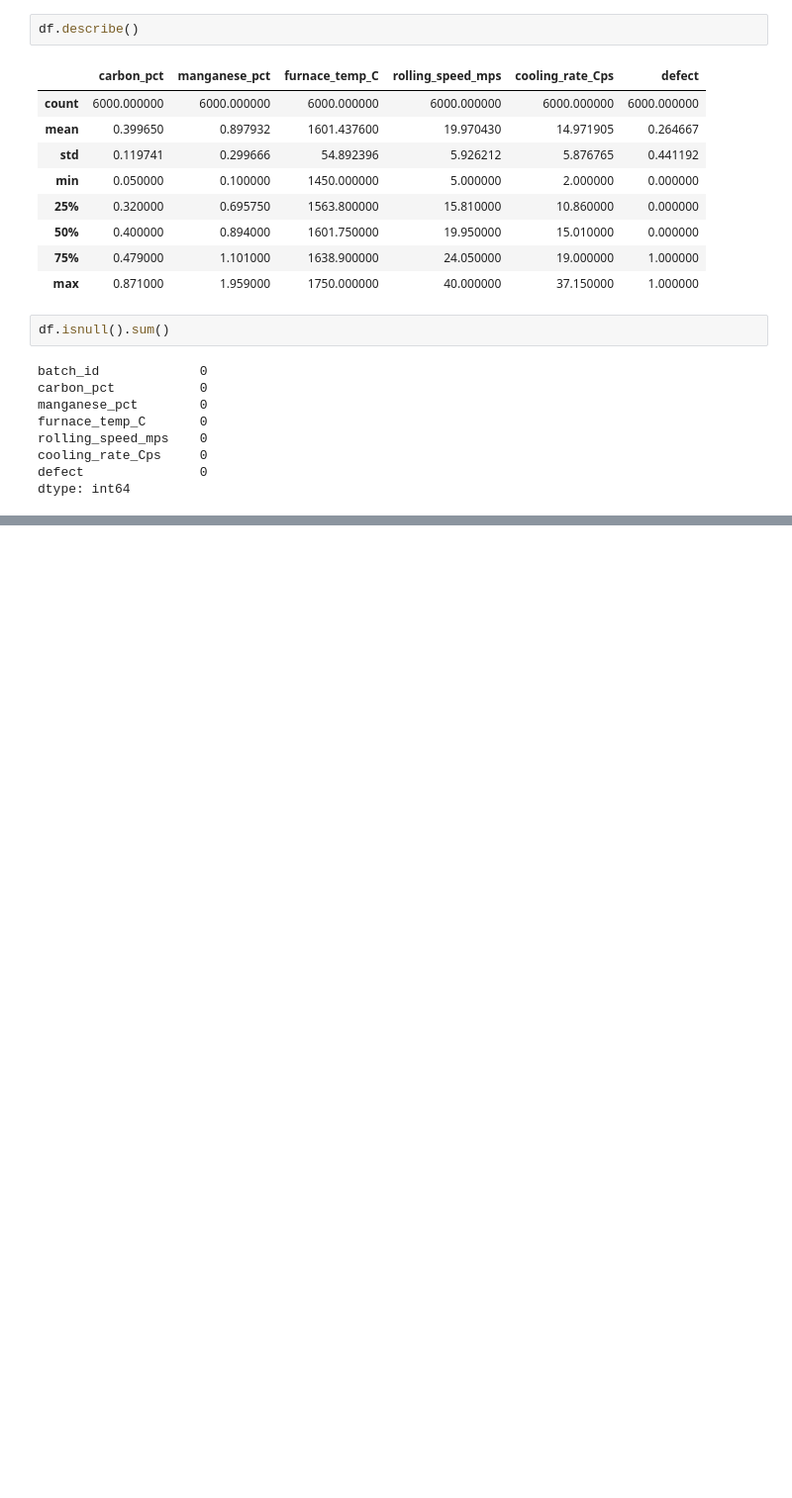
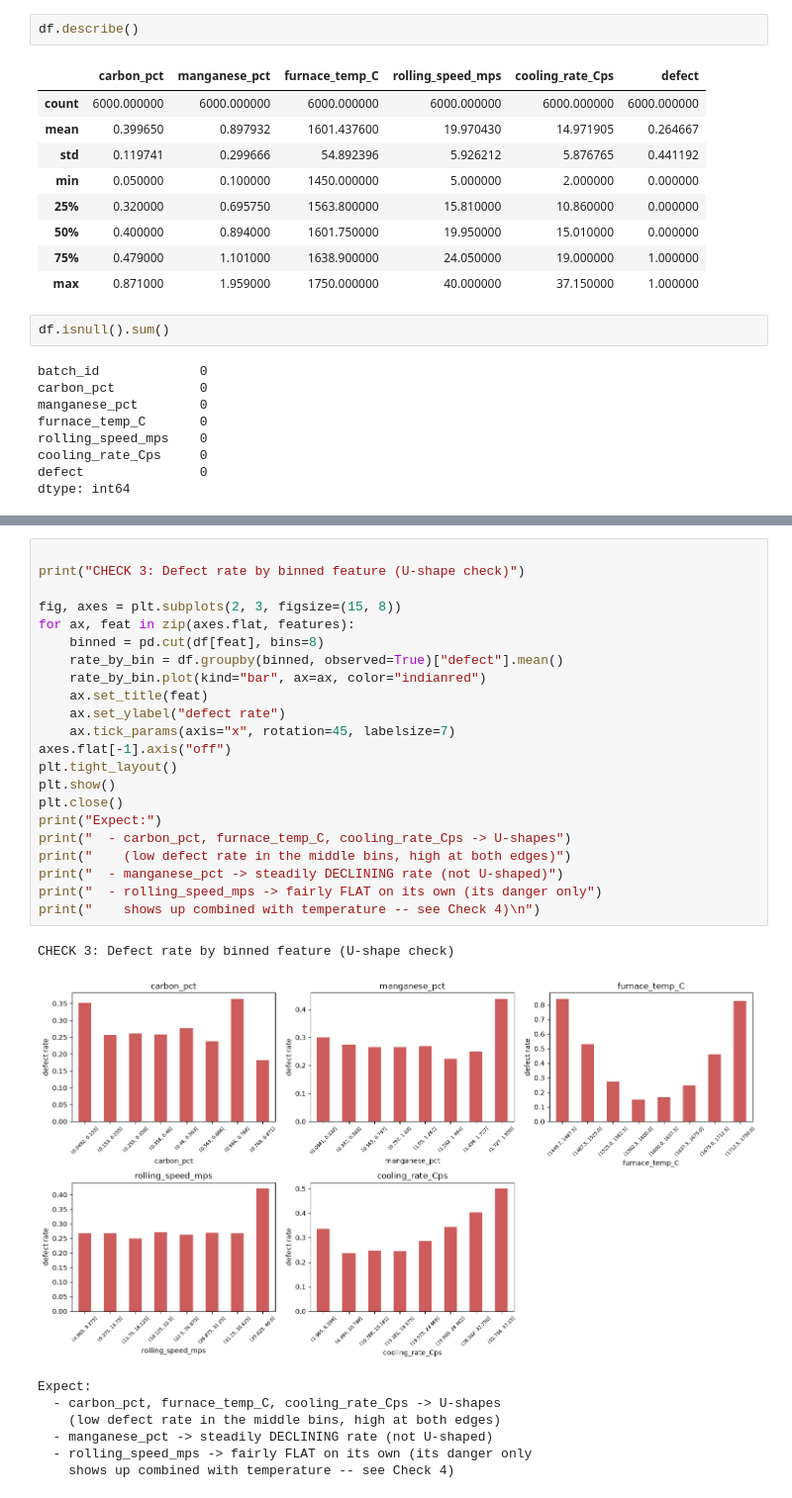
Before and after one commit to Koushikv18/SteelVision, a Jupyter notebook: src/notebooks/eda.ipynb, the cells around one changed output, grey strips where cells are left out. Shown at 99% size. Cells and saved outputs as stored; diff of their text form; blank space fills up the shorter version.

```diff
--- a/src/notebooks/eda.ipynb
+++ b/src/notebooks/eda.ipynb
@@ -46,0 +78,31 @@ dtype: int64
+# %%
+
+print("CHECK 3: Defect rate by binned feature (U-shape check)")
+
+fig, axes = plt.subplots(2, 3, figsize=(15, 8))
+for ax, feat in zip(axes.flat, features):
+    binned = pd.cut(df[feat], bins=8)
+    rate_by_bin = df.groupby(binned, observed=True)["defect"].mean()
+    rate_by_bin.plot(kind="bar", ax=ax, color="indianred")
+    ax.set_title(feat)
+    ax.set_ylabel("defect rate")
+    ax.tick_params(axis="x", rotation=45, labelsize=7)
+axes.flat[-1].axis("off")
+plt.tight_layout()
+plt.show()
+plt.close()
+print("Expect:")
+print("  - carbon_pct, furnace_temp_C, cooling_rate_Cps -> U-shapes")
+print("    (low defect rate in the middle bins, high at both edges)")
+print("  - manganese_pct -> steadily DECLINING rate (not U-shaped)")
+print("  - rolling_speed_mps -> fairly FLAT on its own (its danger only")
+print("    shows up combined with temperature -- see Check 4)\n")
+# %% [output]
+CHECK 3: Defect rate by binned feature (U-shape check)
+[figure, added]
+Expect:
+  - carbon_pct, furnace_temp_C, cooling_rate_Cps -> U-shapes
+    (low defect rate in the middle bins, high at both edges)
+  - manganese_pct -> steadily DECLINING rate (not U-shaped)
+  - rolling_speed_mps -> fairly FLAT on its own (its danger only
+    shows up combined with temperature -- see Check 4)
```
Also changed, not shown: parts of 6 cells of this notebook.
